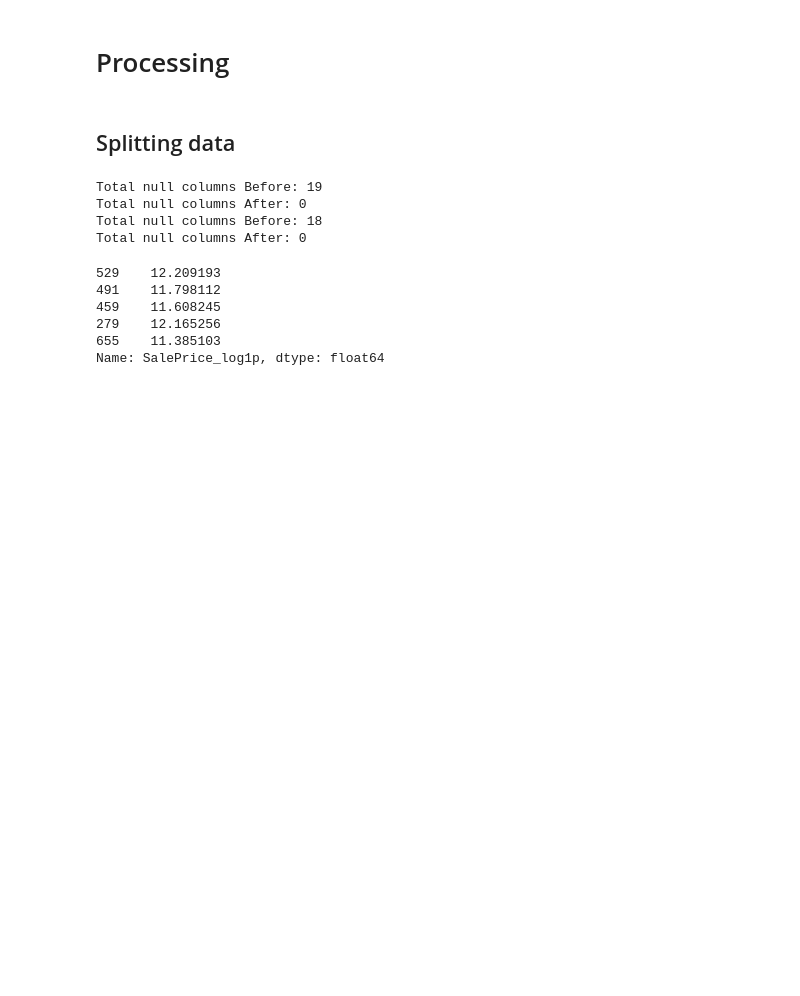
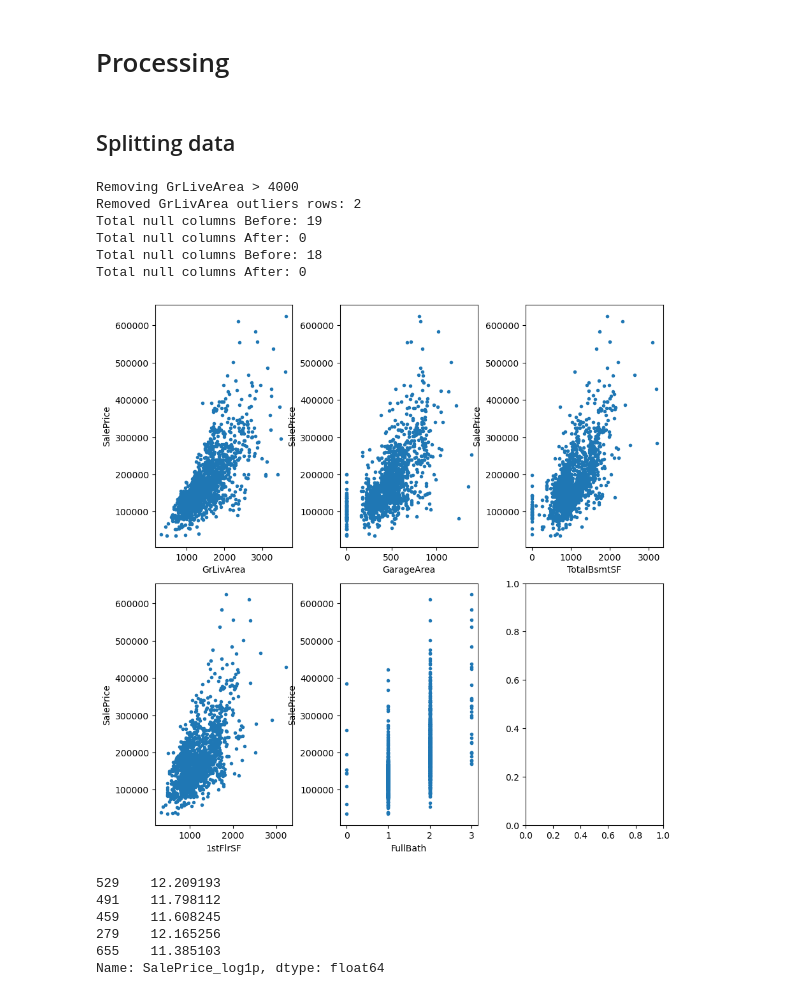
Before and after one commit to javrudsky/machine_learning, a Jupyter notebook: kaggle/housing/housing_v2.ipynb, the cells around one changed output. Cells and saved outputs as stored; diff of their text form; code cells hidden in the pictures; blank space fills up the shorter version.

```diff
--- a/kaggle/housing/housing_v2.ipynb
+++ b/kaggle/housing/housing_v2.ipynb
@@ -1707,19 +1763,37 @@ def split_train_test_data():
 df_base_data = df_raw_data.copy()
 # Transforming Target column
 df_base_data[LOGP_TARGET_COL] = np.log1p(df_base_data[TARGET_COL])
+
+# Removing GrLivArea outilers
+
+glArea = 4000
+print(f"Removing GrLiveArea > {glArea}")
+df_base_data = df_base_data[df_base_data["GrLivArea"] < glArea]
+
+print("Removed GrLivArea outliers rows:", len(df_idx))
+
+
 # Removing SalePrice column and creating Splits
 #df_base_data = df_base_data.drop(columns=[TARGET_COL], errors="raise")
 g_X, g_Y, g_Y_orig, g_X_test, g_Y_test = split_data(df_base_data, test_size=TEST_PORCENT, random_state=RANDOM_STATE)
 
 # Applying null fixed from EDA
 # This fixes can be applied before CV because are Fixed values. They are not related to target.
-g_X = fix_nulls(g_X)
-g_X_test = fix_nulls(g_X_test)
+g_X = fix_nulls(g_X, g_X)
+g_X_test = fix_nulls(g_X_test, g_X)
 # %% [output]
+Removing GrLiveArea > 4000
+Removed GrLivArea outliers rows: 2
 Total null columns Before: 19
 Total null columns After: 0
 Total null columns Before: 18
 Total null columns After: 0
+# %%
+
+show_target_pairplot(df_base_data, ["GrLivArea", "GarageArea", "TotalBsmtSF", "1stFlrSF", "FullBath"], TARGET_COL)
+#df_base_data[df_base_data["GrLivArea"] > 4000][["GrLivArea", TARGET_COL]]
+# %% [output]
+[figure, added]
 # %%
 X, Y, Y_orig, X_test, Y_test = split_train_test_data()
 
```
Also changed, not shown: parts of 27 cells of this notebook, 2 other files.
